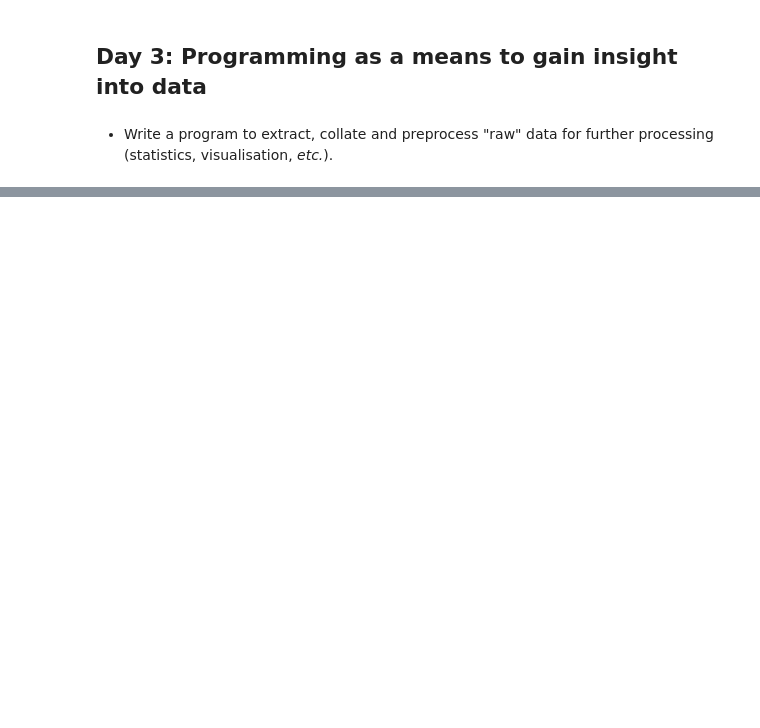
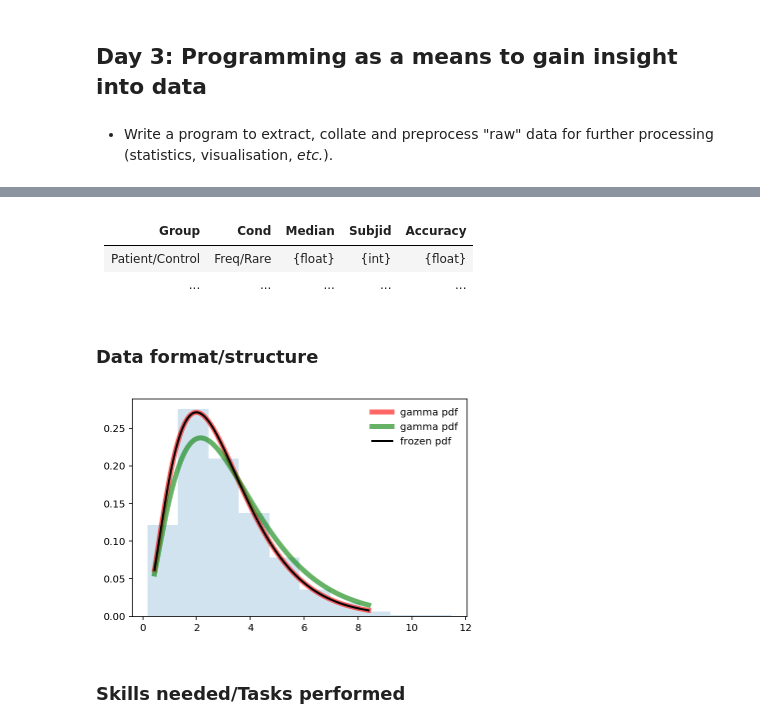
Before and after one commit to MadsJensen/intro_to_scientific_computing, a Jupyter notebook: exercises/Z1-Outline-of-topics.ipynb, the cells around one changed output, grey strips where cells are left out. Drawn from its saved outputs; the diff is of its cells as text; code cells hidden in the pictures; blank space fills up the shorter version.

```diff
--- a/exercises/Z1-Outline-of-topics.ipynb
+++ b/exercises/Z1-Outline-of-topics.ipynb
@@ -22,0 +87,7 @@
+# %% [markdown]
+|Group|Cond|Median|Subjid|Accuracy|
+|:---:|:---:|---|---|---|
+|Patient/Control|Freq/Rare|{float}|{int}|{float}|
+|...|...|...|...|...|
+# %% [markdown]
+### Data format/structure
@@ -22,0 +98,44 @@
+# %%
+fig, ax = plt.subplots(1, 1)
+
+# Calculate a few first moments:
+
+a, a_loc, a_scale = 2.99, 0.5, 1
+b, b_loc, b_scale = 2.79, 0, 1.2
+mean, var, skew, kurt = gamma.stats(a, moments='mvsk')
+
+# Display the probability density function (``pdf``):
+
+x = np.linspace(gamma.ppf(0.01, a),
+                gamma.ppf(0.99, a), 100)
+ax.plot(x, gamma.pdf(x, a),
+       'r-', lw=5, alpha=0.6, label='gamma pdf')
+ax.plot(x, gamma.pdf(x, b, b_loc, b_scale),
+       'g-', lw=5, alpha=0.6, label='gamma pdf')
+
+# Alternatively, the distribution object can be called (as a function)
+# to fix the shape, location and scale parameters. This returns a "frozen"
+# RV object holding the given parameters fixed.
+
+# Freeze the distribution and display the frozen ``pdf``:
+
+rv = gamma(a)
+ax.plot(x, rv.pdf(x), 'k-', lw=2, label='frozen pdf')
+
+# Check accuracy of ``cdf`` and ``ppf``:
+
+vals = gamma.ppf([0.001, 0.5, 0.999], a)
+np.allclose([0.001, 0.5, 0.999], gamma.cdf(vals, a))
+# True
+
+# Generate random numbers:
+
+r = gamma.rvs(a, size=1000)
+
+# And compare the histogram:
+
+ax.hist(r, normed=True, histtype='stepfilled', alpha=0.2)
+ax.legend(loc='best', frameon=False)
+plt.show()
+# %% [output]
+[figure, added]
@@ -22,0 +163,2 @@
+# %% [markdown]
+### Skills needed/Tasks performed
```
Also changed, not shown: parts of 22 cells of this notebook, 1 other file.
